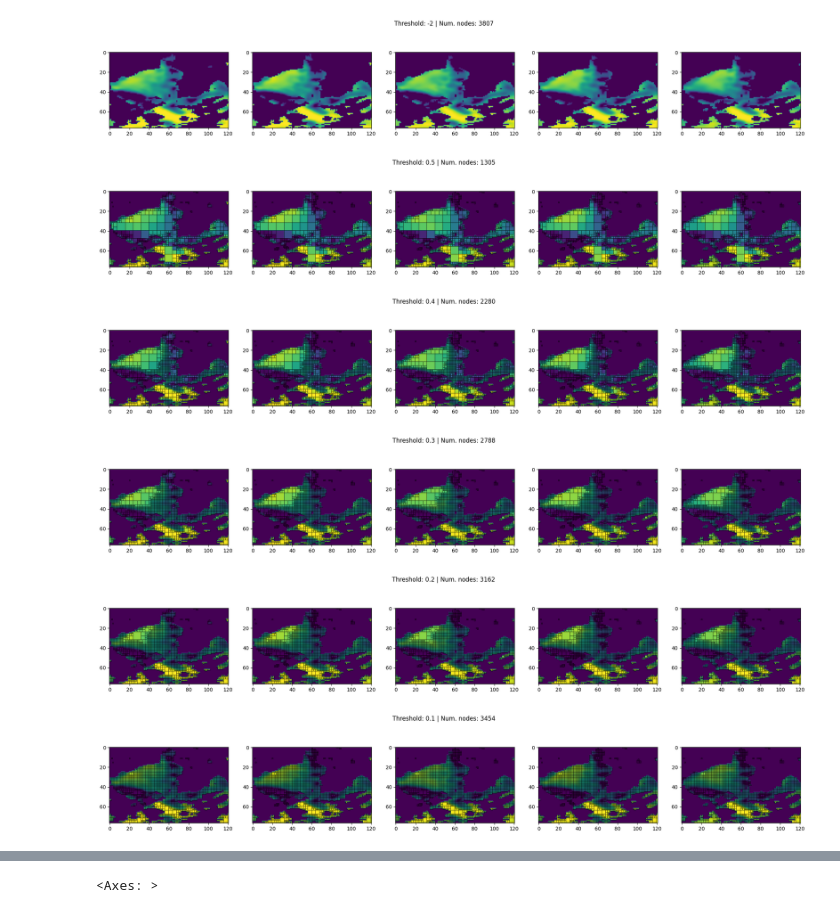
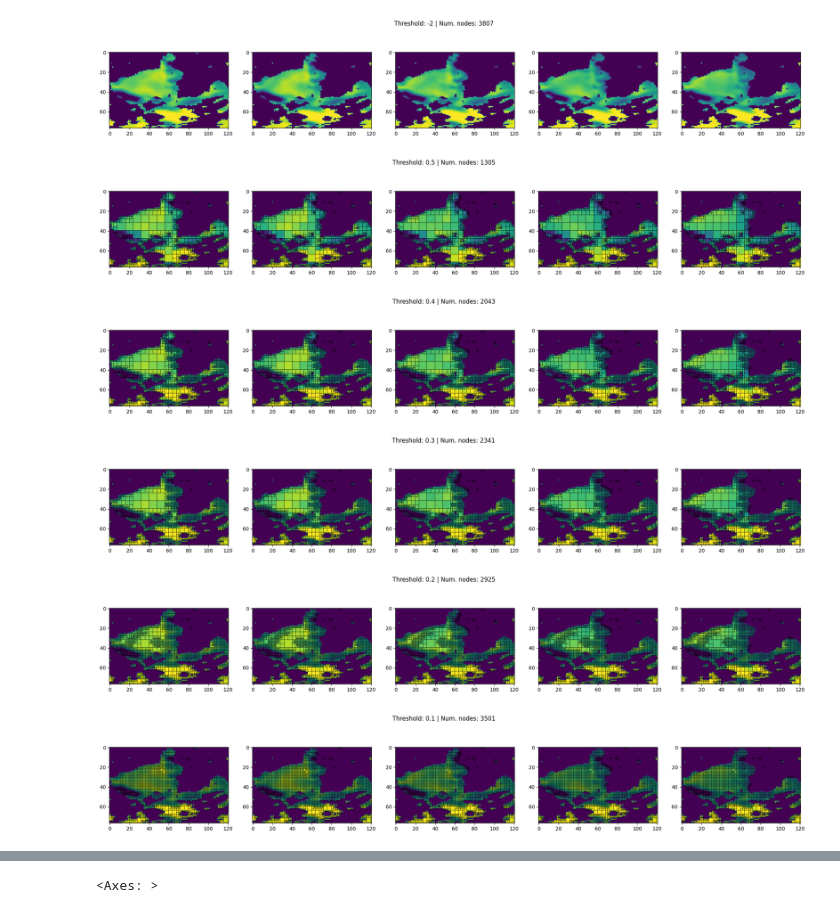
Before and after one commit to zach-gousseau/Quadtree-MPNNLSTM, a Jupyter notebook: ice_test.ipynb, the cells around one changed output, grey strips where cells are left out. Drawn from its saved outputs; the diff is of its cells as text; code cells hidden in the pictures.

```diff
--- a/ice_test.ipynb
+++ b/ice_test.ipynb
@@ -104,21 +104,21 @@ Seq2Seq(
   )
 )
 # %%
-frame_index = 0
+x_viz = torch.Tensor(loader_val.dataset.x[0])
 
 fig, axs = model.test_threshold(x_viz, thresh=-2, mask=mask, contours=False)
 plt.show()
 
 for t in [0.5, 0.4, 0.3, 0.2, 0.1]:
     fig, axs = model.test_threshold(x_viz, thresh=t, mask=mask)
     plt.show()
 # %% [output]
-[figure, old version]
+[figure, new version]
-[figure, old version]
+[figure, new version]
-[figure, old version]
+[figure, new version]
-[figure, old version]
+[figure, new version]
-[figure, old version]
+[figure, new version]
-[figure, old version]
+[figure, new version]
 # %%
 torch.manual_seed(1)
 
```
Also changed, not shown: parts of 1 cell of this notebook, 4 other files.
